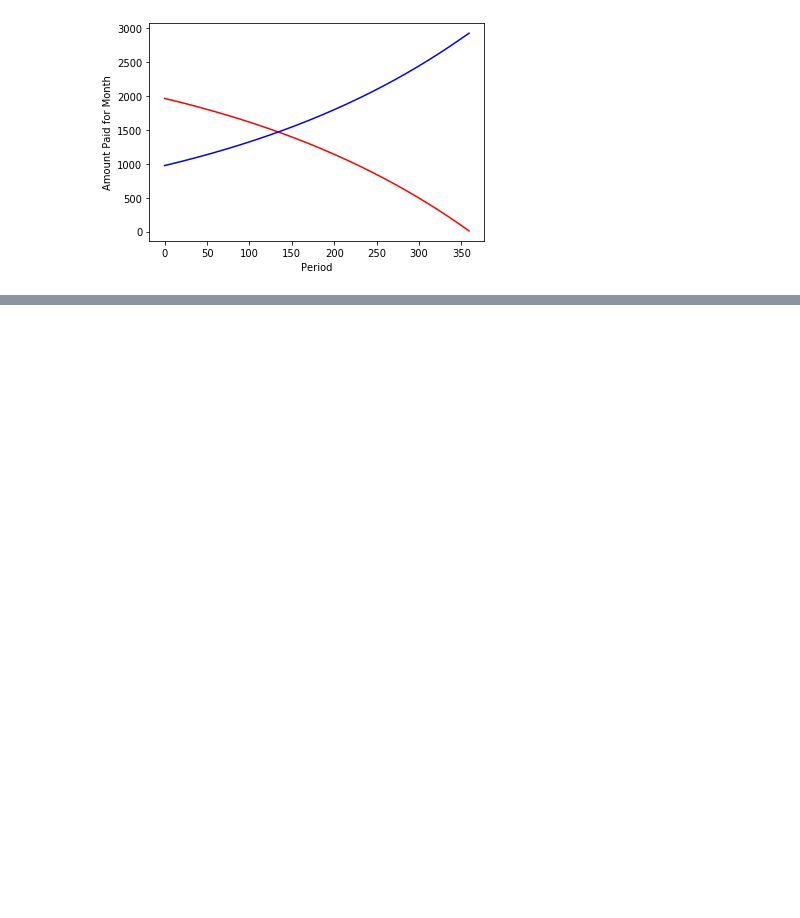
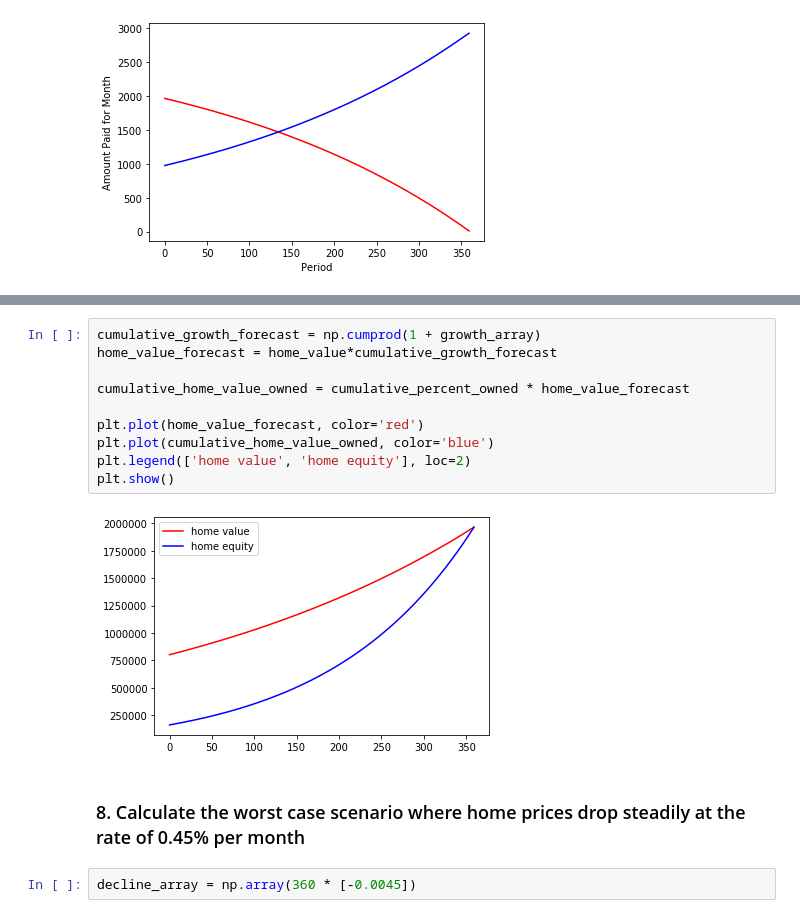
Before and after one commit to Ysbail/Finances, a Jupyter notebook: Mortage/basics.ipynb, the cells around one changed output, grey strips where cells are left out. Saved outputs shown, nothing was run; the diff lists cells and outputs as text; blank space fills up the shorter version.

```diff
--- a/Mortage/basics.ipynb
+++ b/Mortage/basics.ipynb
@@ -100,0 +123,16 @@ Period  4 : Interest Paid: 1954.39 : Principal Paid: 986.74 | Remaining Balance:
+# %%
+cumulative_growth_forecast = np.cumprod(1 + growth_array)
+home_value_forecast = home_value*cumulative_growth_forecast
+
+cumulative_home_value_owned = cumulative_percent_owned * home_value_forecast
+
+plt.plot(home_value_forecast, color='red')
+plt.plot(cumulative_home_value_owned, color='blue')
+plt.legend(['home value', 'home equity'], loc=2)
+plt.show()
+# %% [output]
+[figure, added]
+# %% [markdown]
+### 8. Calculate the worst case scenario where home prices drop steadily at the rate of 0.45% per month
+# %%
+decline_array = np.array(360 * [-0.0045])
```
Also changed, not shown: parts of 7 cells of this notebook.
